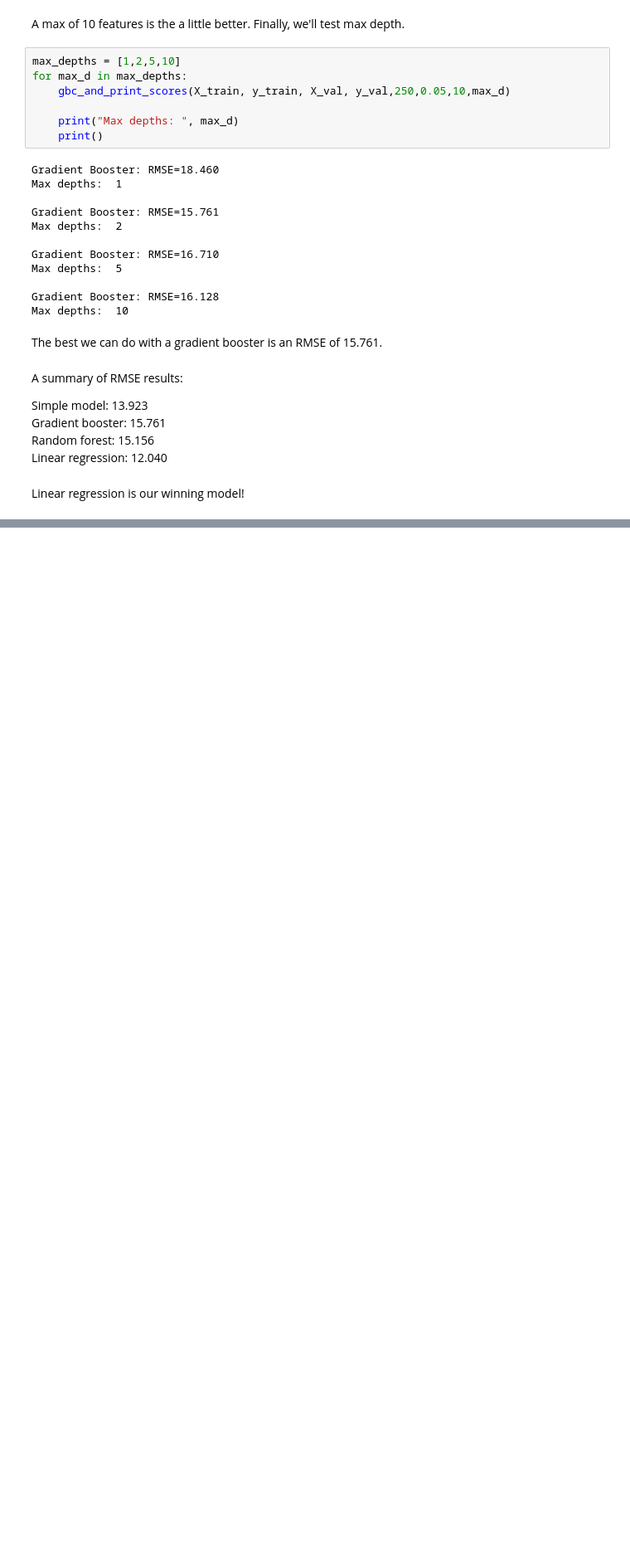
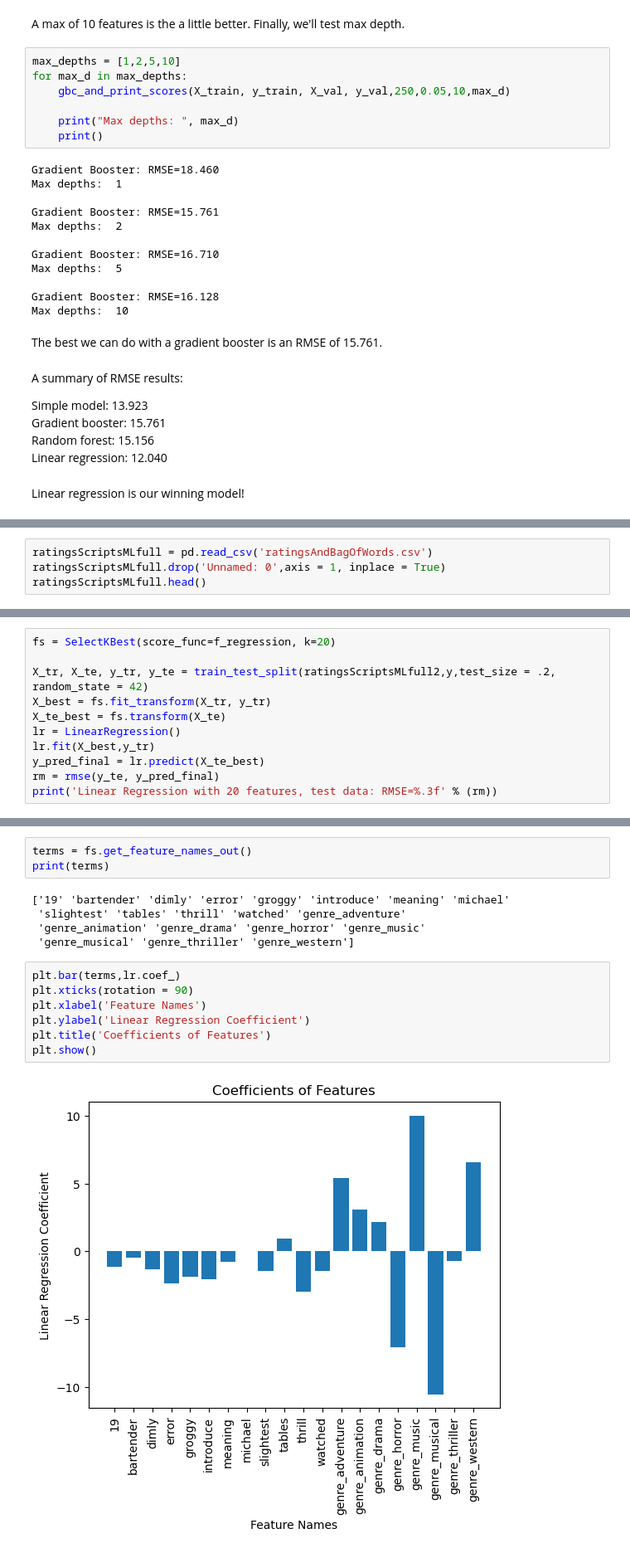
Before and after one commit to cda913/Capstone, a Jupyter notebook: C_Aitkin_Capstone_Modeling.ipynb, the cells around one changed output, grey strips where cells are left out. Shown: that part at 83% size. Saved outputs shown, nothing was run; the diff lists cells and outputs as text; blank space fills up the shorter version.

```diff
--- a/C_Aitkin_Capstone_Modeling.ipynb
+++ b/C_Aitkin_Capstone_Modeling.ipynb
@@ -325,0 +316,4 @@ We have our model for finding good scripts to make into movies at our TV station
+# %%
+ratingsScriptsMLfull = pd.read_csv('ratingsAndBagOfWords.csv')
+ratingsScriptsMLfull.drop('Unnamed: 0',axis = 1, inplace = True)
+ratingsScriptsMLfull.head()
@@ -325,0 +393,11 @@ We have our model for finding good scripts to make into movies at our TV station
+# %%
+fs = SelectKBest(score_func=f_regression, k=20)
+
+X_tr, X_te, y_tr, y_te = train_test_split(ratingsScriptsMLfull2,y,test_size = .2, random_state = 42)
+X_best = fs.fit_transform(X_tr, y_tr)
+X_te_best = fs.transform(X_te)
+lr = LinearRegression()
+lr.fit(X_best,y_tr)
+y_pred_final = lr.predict(X_te_best)
+rm = rmse(y_te, y_pred_final)
+print('Linear Regression with 20 features, test data: RMSE=%.3f' % (rm))
@@ -325,0 +408,17 @@ We have our model for finding good scripts to make into movies at our TV station
+# %%
+terms = fs.get_feature_names_out()
+print(terms)
+# %% [output]
+['19' 'bartender' 'dimly' 'error' 'groggy' 'introduce' 'meaning' 'michael'
+ 'slightest' 'tables' 'thrill' 'watched' 'genre_adventure'
+ 'genre_animation' 'genre_drama' 'genre_horror' 'genre_music'
+ 'genre_musical' 'genre_thriller' 'genre_western']
+# %%
+plt.bar(terms,lr.coef_)
+plt.xticks(rotation = 90)
+plt.xlabel('Feature Names')
+plt.ylabel('Linear Regression Coefficient')
+plt.title('Coefficients of Features')
+plt.show()
+# %% [output]
+[figure, added]
```
Also changed, not shown: parts of 20 cells of this notebook.
